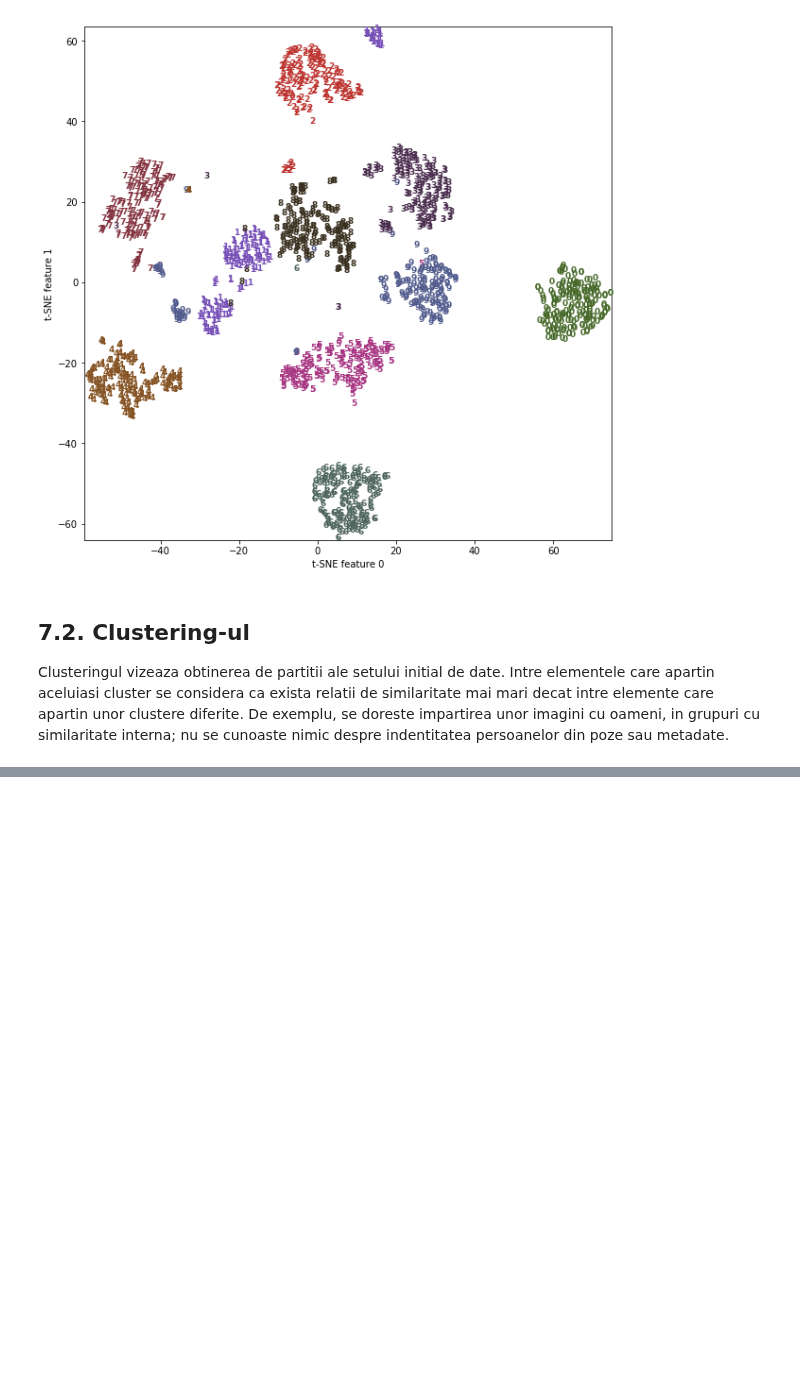
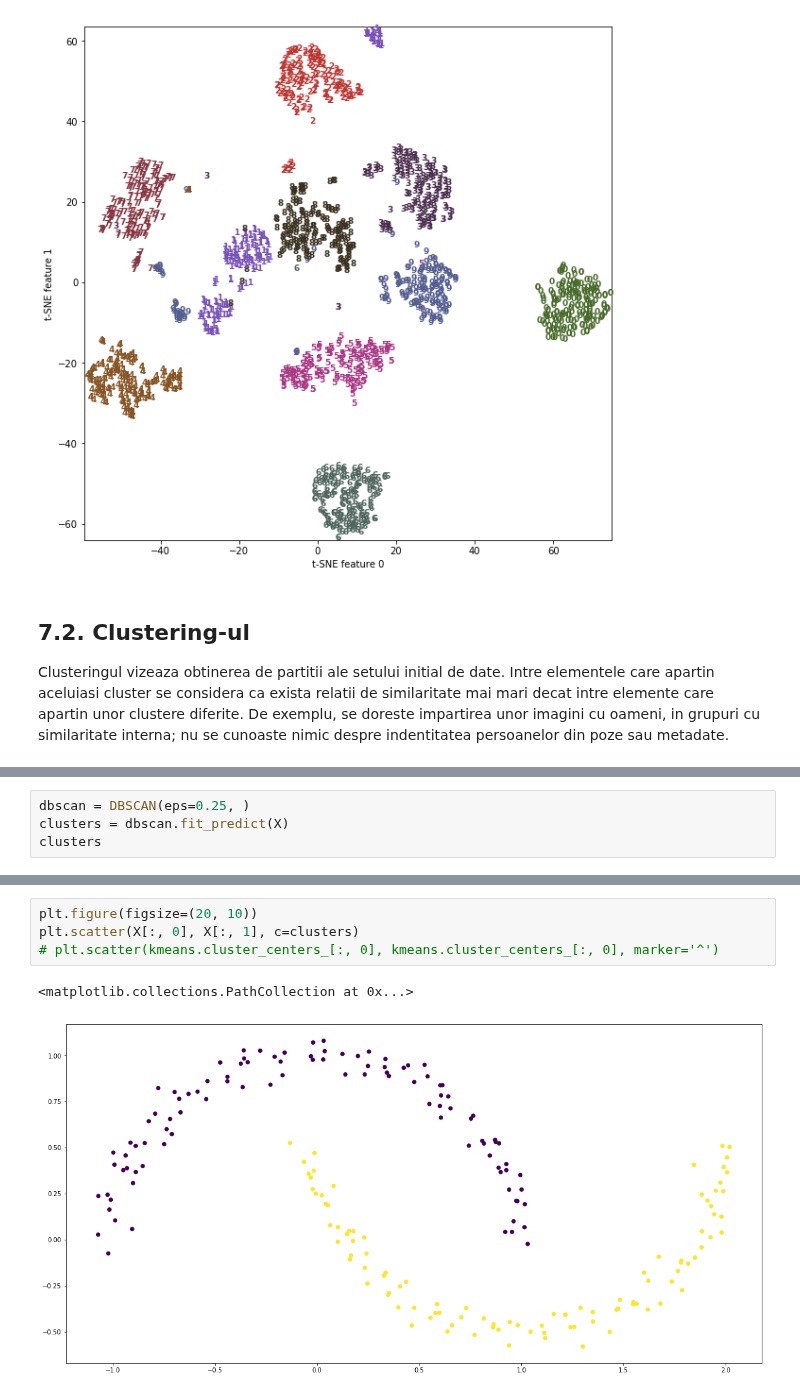
Before and after one commit to lmsasu/cursuri, a Jupyter notebook: Introducere_in_data_science/cursuri/Curs7/Curs 7.ipynb, the cells around one changed output, grey strips where cells are left out. Saved outputs shown, nothing was run; the diff lists cells and outputs as text; blank space fills up the shorter version.

```diff
--- a/Introducere_in_data_science/cursuri/Curs7/Curs 7.ipynb
+++ b/Introducere_in_data_science/cursuri/Curs7/Curs 7.ipynb
@@ -370,0 +459,4 @@ Bibliografie:
+# %%
+dbscan = DBSCAN(eps=0.25, )
+clusters = dbscan.fit_predict(X)
+clusters
@@ -370,0 +473,7 @@ Bibliografie:
+# %%
+plt.figure(figsize=(20, 10))
+plt.scatter(X[:, 0], X[:, 1], c=clusters)
+# plt.scatter(kmeans.cluster_centers_[:, 0], kmeans.cluster_centers_[:, 0], marker='^')
+# %% [output]
+<matplotlib.collections.PathCollection at 0x...>
+[figure, added]
```
Also changed, not shown: parts of 14 cells of this notebook, 1 other file.
